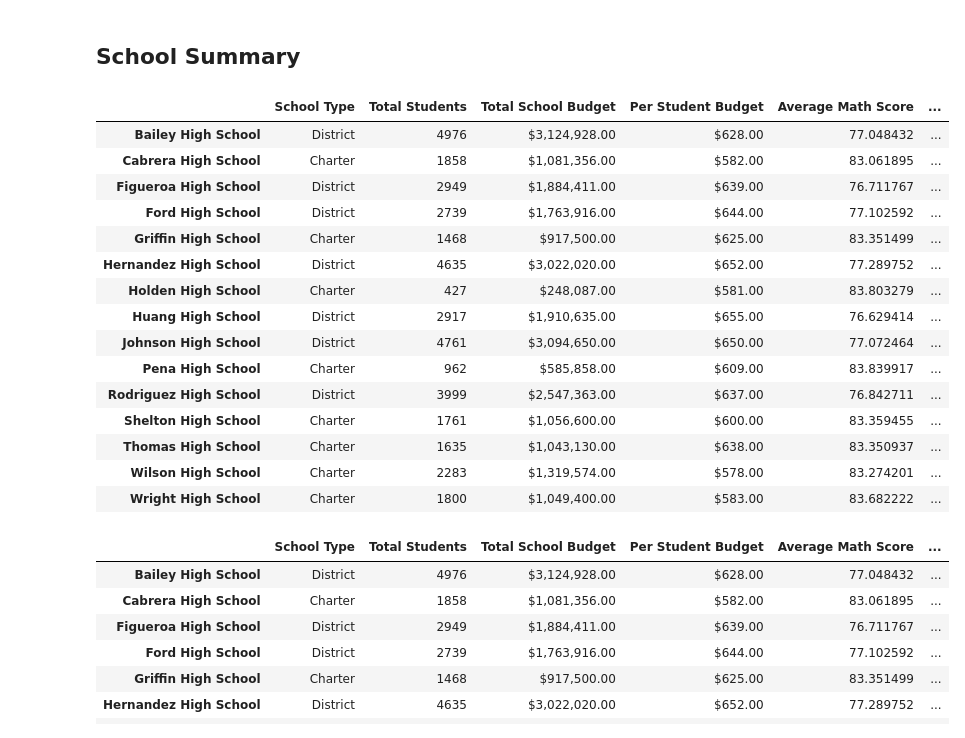
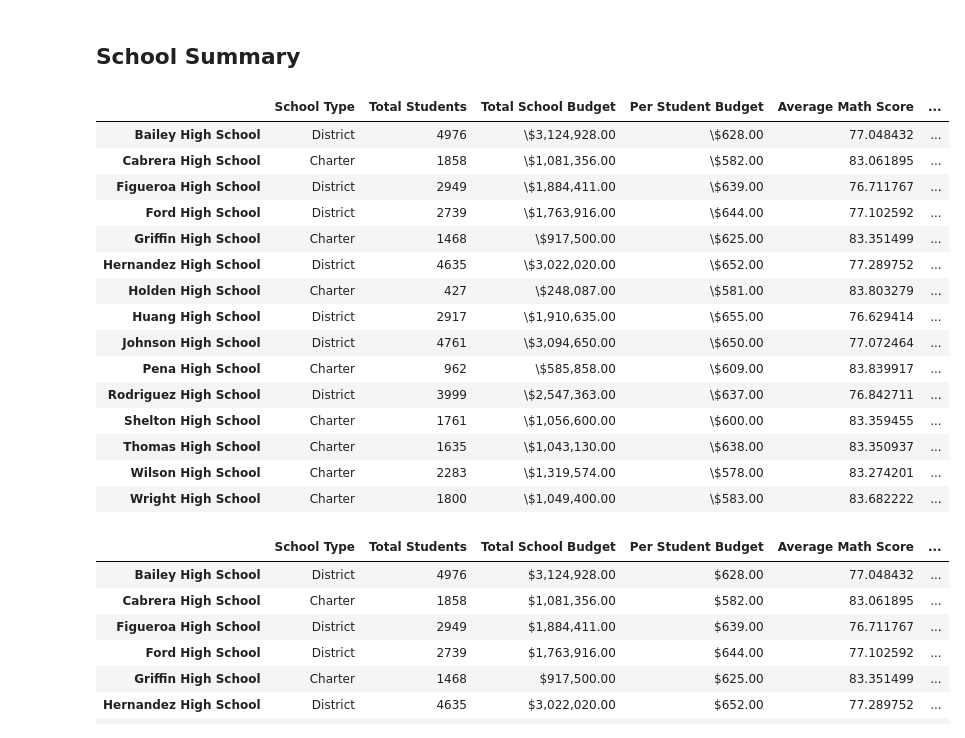
Before and after one commit to SDCoulter/school_district_analysis, a Jupyter notebook: challenge/PyCitySchools_Challenge.ipynb, the cells around one changed output. Saved outputs shown, nothing was run; the diff lists cells and outputs as text; code cells hidden in the pictures.

```diff
--- a/challenge/PyCitySchools_Challenge.ipynb
+++ b/challenge/PyCitySchools_Challenge.ipynb
@@ -200,28 +200,28 @@ per_school_summary_df = pd.DataFrame({
     "% Overall Passing": per_overall_passing_percentage})
 # %%
 # Format the Total School Budget and the Per Student Budget
-per_school_summary_df["Total School Budget"] = per_school_summary_df["Total School Budget"].map("${:,.2f}".format)
-per_school_summary_df["Per Student Budget"] = per_school_summary_df["Per Student Budget"].map("${:,.2f}".format)
+per_school_summary_df["Total School Budget"] = per_school_summary_df["Total School Budget"].map("\${:,.2f}".format)
+per_school_summary_df["Per Student Budget"] = per_school_summary_df["Per Student Budget"].map("\${:,.2f}".format)
 
 # Display the data frame
 display(per_school_summary_df)
 # %% [output]
 |  | School Type | Total Students | Total School Budget | Per Student Budget | Average Math Score | ... |
-| Bailey High School | District | 4976 | $3,124,928.00 | $628.00 | 77.048432 | ... |
-| Cabrera High School | Charter | 1858 | $1,081,356.00 | $582.00 | 83.061895 | ... |
-| Figueroa High School | District | 2949 | $1,884,411.00 | $639.00 | 76.711767 | ... |
-| Ford High School | District | 2739 | $1,763,916.00 | $644.00 | 77.102592 | ... |
-| Griffin High School | Charter | 1468 | $917,500.00 | $625.00 | 83.351499 | ... |
-| Hernandez High School | District | 4635 | $3,022,020.00 | $652.00 | 77.289752 | ... |
-| Holden High School | Charter | 427 | $248,087.00 | $581.00 | 83.803279 | ... |
-| Huang High School | District | 2917 | $1,910,635.00 | $655.00 | 76.629414 | ... |
-| Johnson High School | District | 4761 | $3,094,650.00 | $650.00 | 77.072464 | ... |
-| Pena High School | Charter | 962 | $585,858.00 | $609.00 | 83.839917 | ... |
-| Rodriguez High School | District | 3999 | $2,547,363.00 | $637.00 | 76.842711 | ... |
-| Shelton High School | Charter | 1761 | $1,056,600.00 | $600.00 | 83.359455 | ... |
-| Thomas High School | Charter | 1635 | $1,043,130.00 | $638.00 | 83.350937 | ... |
-| Wilson High School | Charter | 2283 | $1,319,574.00 | $578.00 | 83.274201 | ... |
-| Wright High School | Charter | 1800 | $1,049,400.00 | $583.00 | 83.682222 | ... |
+| Bailey High School | District | 4976 | \$3,124,928.00 | \$628.00 | 77.048432 | ... |
+| Cabrera High School | Charter | 1858 | \$1,081,356.00 | \$582.00 | 83.061895 | ... |
+| Figueroa High School | District | 2949 | \$1,884,411.00 | \$639.00 | 76.711767 | ... |
+| Ford High School | District | 2739 | \$1,763,916.00 | \$644.00 | 77.102592 | ... |
+| Griffin High School | Charter | 1468 | \$917,500.00 | \$625.00 | 83.351499 | ... |
+| Hernandez High School | District | 4635 | \$3,022,020.00 | \$652.00 | 77.289752 | ... |
+| Holden High School | Charter | 427 | \$248,087.00 | \$581.00 | 83.803279 | ... |
+| Huang High School | District | 2917 | \$1,910,635.00 | \$655.00 | 76.629414 | ... |
+| Johnson High School | District | 4761 | \$3,094,650.00 | \$650.00 | 77.072464 | ... |
+| Pena High School | Charter | 962 | \$585,858.00 | \$609.00 | 83.839917 | ... |
+| Rodriguez High School | District | 3999 | \$2,547,363.00 | \$637.00 | 76.842711 | ... |
+| Shelton High School | Charter | 1761 | \$1,056,600.00 | \$600.00 | 83.359455 | ... |
+| Thomas High School | Charter | 1635 | \$1,043,130.00 | \$638.00 | 83.350937 | ... |
+| Wilson High School | Charter | 2283 | \$1,319,574.00 | \$578.00 | 83.274201 | ... |
+| Wright High School | Charter | 1800 | \$1,049,400.00 | \$583.00 | 83.682222 | ... |
 # %%
 # Step 5.  Get the number of 10th-12th graders from Thomas High School (THS).
 ths_not_9th_count = per_school_summary_df.loc["Thomas High School", "Total Students"] - nan_student_count
```
